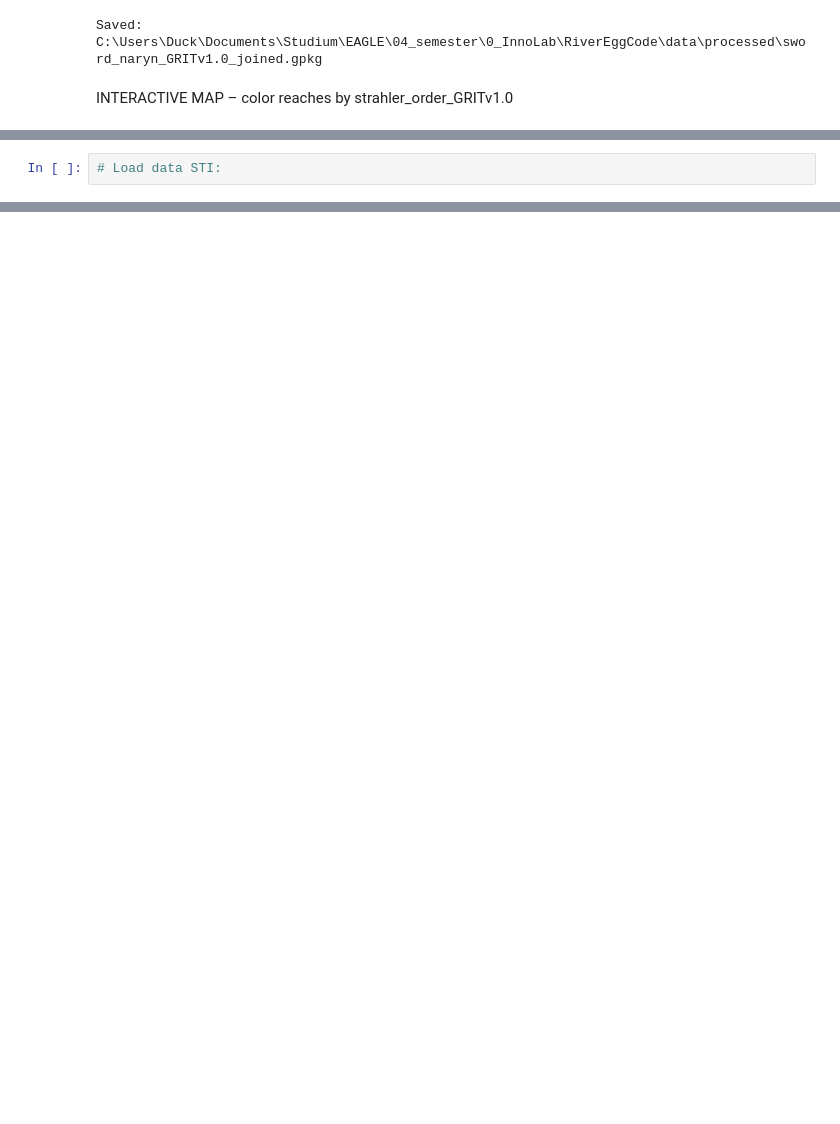
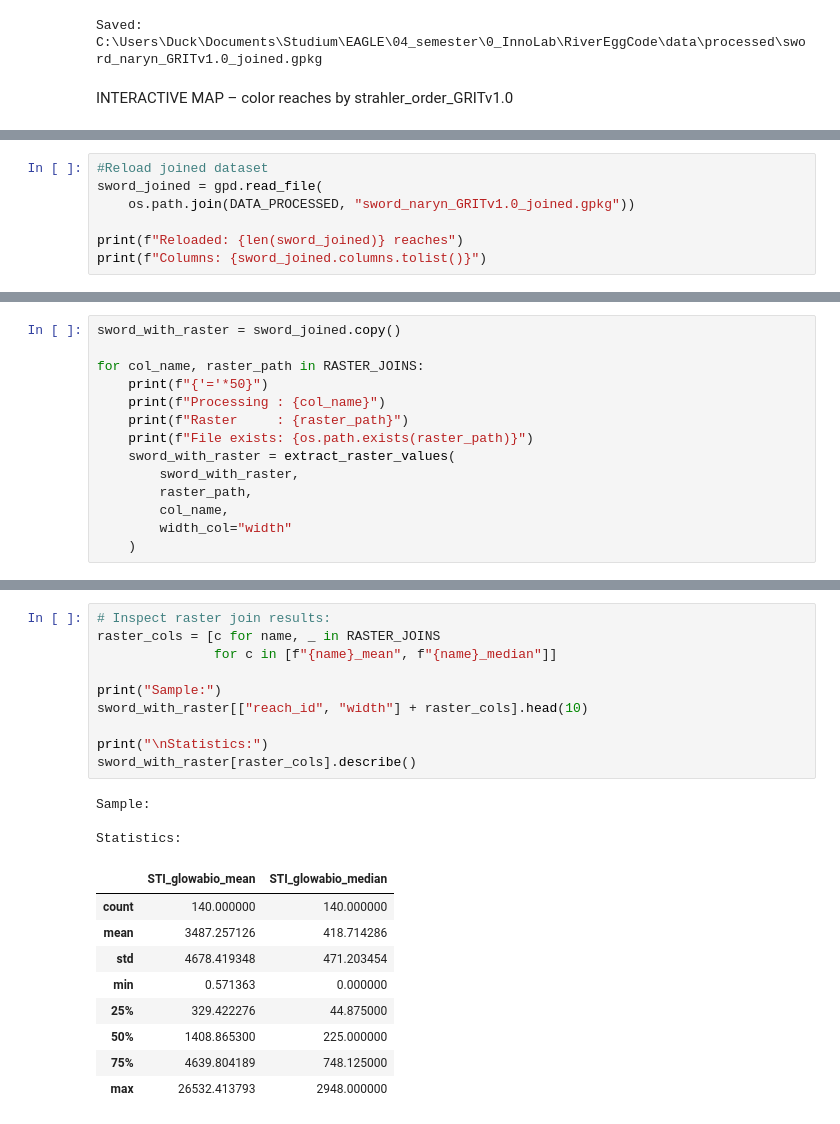
Before and after one commit to silbusch/RiverEggCode, a Jupyter notebook: notebooks/02_join_snap_add.ipynb, the cells around one changed output, grey strips where cells are left out. Drawn from its saved outputs; the diff is of its cells as text; blank space fills up the shorter version.

Commit message:
Edit src files, added raster cell extraktion in notebook 02, reorganized

```diff
--- a/notebooks/02_join_snap_add.ipynb
+++ b/notebooks/02_join_snap_add.ipynb
@@ -586,4 +615,9 @@ https://glowabio.org/
 
 https://hydrography.org/hydrography90m/hydrography90m_layers/
 # %%
-# Load data STI:
+#Reload joined dataset
+sword_joined = gpd.read_file(
+    os.path.join(DATA_PROCESSED, "sword_naryn_GRITv1.0_joined.gpkg"))
+
+print(f"Reloaded: {len(sword_joined)} reaches")
+print(f"Columns: {sword_joined.columns.tolist()}")
@@ -589,0 +629,14 @@ https://hydrography.org/hydrography90m/hydrography90m_layers/
+# %%
+sword_with_raster = sword_joined.copy()
+
+for col_name, raster_path in RASTER_JOINS:
+    print(f"{'='*50}")
+    print(f"Processing : {col_name}")
+    print(f"Raster     : {raster_path}")
+    print(f"File exists: {os.path.exists(raster_path)}")
+    sword_with_raster = extract_raster_values(
+        sword_with_raster,
+        raster_path,
+        col_name,
+        width_col="width"
+    )
@@ -589,0 +661,23 @@ https://hydrography.org/hydrography90m/hydrography90m_layers/
+# %%
+# Inspect raster join results:
+raster_cols = [c for name, _ in RASTER_JOINS
+               for c in [f"{name}_mean", f"{name}_median"]]
+
+print("Sample:")
+sword_with_raster[["reach_id", "width"] + raster_cols].head(10)
+
+print("\nStatistics:")
+sword_with_raster[raster_cols].describe()
+# %% [output]
+Sample:
+
+Statistics:
+|  | STI_glowabio_mean | STI_glowabio_median |
+| count | 140.000000 | 140.000000 |
+| mean | 3487.257126 | 418.714286 |
+| std | 4678.419348 | 471.203454 |
+| min | 0.571363 | 0.000000 |
+| 25% | 329.422276 | 44.875000 |
+| 50% | 1408.865300 | 225.000000 |
+| 75% | 4639.804189 | 748.125000 |
+| max | 26532.413793 | 2948.000000 |
```
Also changed, not shown: parts of 15 cells of this notebook, 9 other files.
